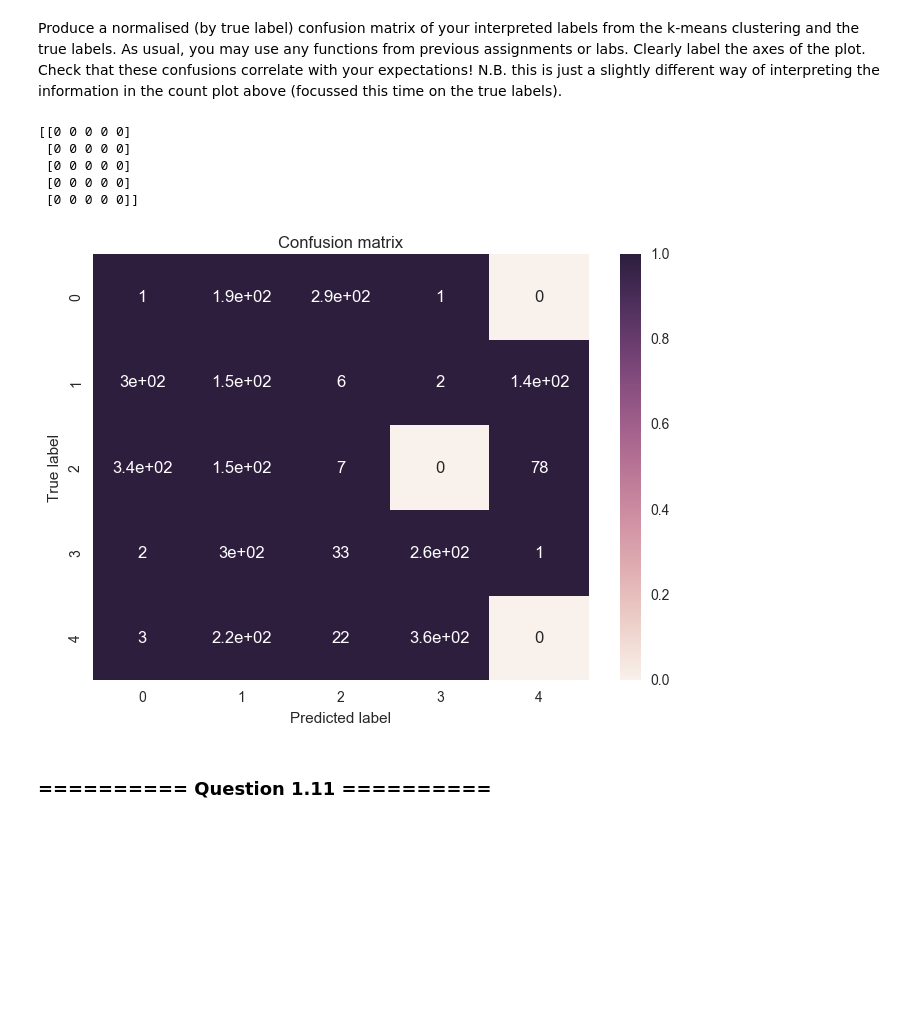
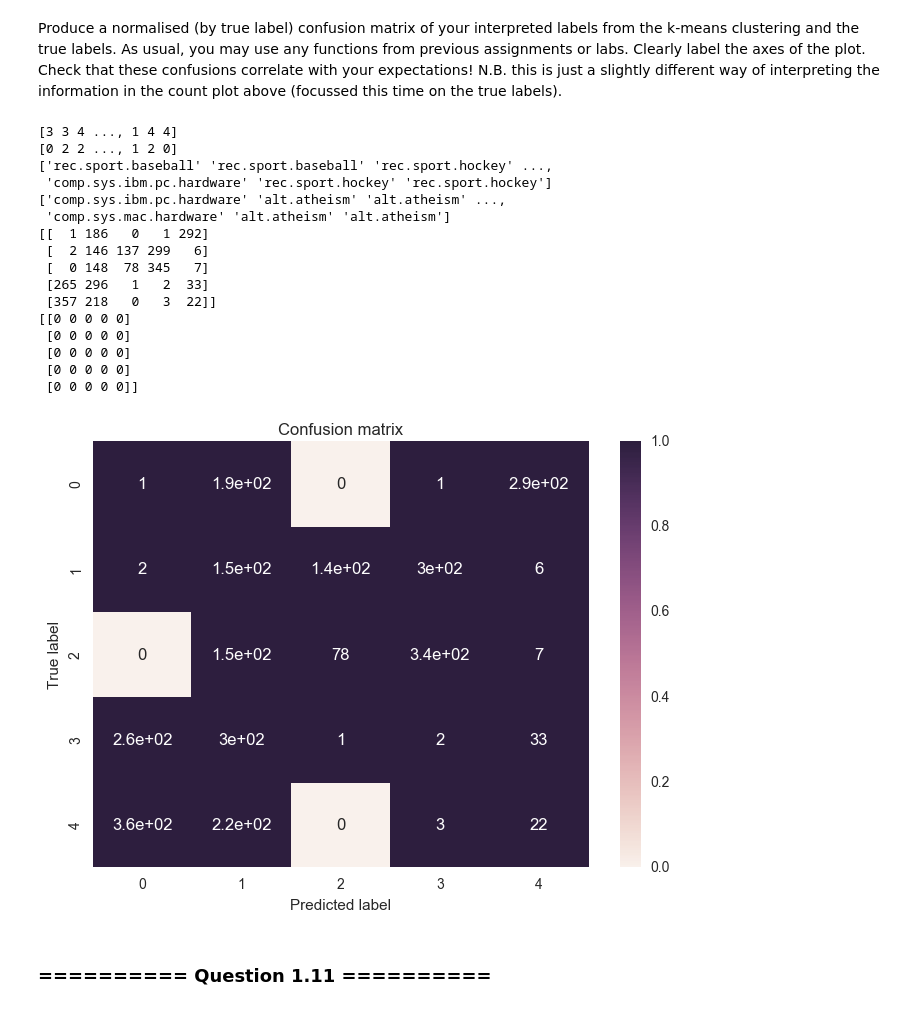
Before and after one commit to richardharmadi/iaml, a Jupyter notebook: 09_Assignment_4.ipynb, the cells around one changed output. Drawn from its saved outputs; the diff is of its cells as text; code cells hidden in the pictures; blank space fills up the shorter version.

```diff
--- a/09_Assignment_4.ipynb
+++ b/09_Assignment_4.ipynb
@@ -380,7 +380,7 @@ Given the above plot, apply a label to each cluster centre. Create a new vector,
 **N.B. be careful to use the `kmeans_pca` object you created above, not the first kmeans object you made**
 # %%
 # Your code goes here
-categories = ['alt.atheism','comp.sys.ibm.pc.hardware','comp.sys.mac.hardware', 'rec.sport.baseball','rec.sport.hockey']
+categories = ['rec.sport.baseball','comp.sys.ibm.pc.hardware','rec.sport.hockey', 'alt.atheism','comp.sys.mac.hardware']
 labels_interp = np.array(categories)[kmeans.labels_]
 print (kmeans.labels_)
 print (labels_interp)
@@ -395,27 +395,43 @@ Produce a normalised (by true label) confusion matrix of your interpreted labels
 # %%
 # Your code goes here
 def plot_confusion_matrix(cm, classes=None, title='Confusion matrix'):
     """Plots a confusion matrix."""
     if classes is not None:
         sns.heatmap(cm, xticklabels=classes, yticklabels=classes, vmin=0., vmax=1., annot=True)
     else:
         sns.heatmap(cm)
     plt.title(title)
     plt.ylabel('True label')
     plt.xlabel('Predicted label')
 
 cm = confusion_matrix(y, labels_interp)
-cm_norm = cm /cm.sum(axis=1)
+print (y_num)
+print (kmeans_pca.labels_)
+print (y)
+print (labels_interp)
+print (cm)
+cm_norm = cm/cm.sum(axis=1)[:, np.newaxis]
 print cm_norm
 plot_confusion_matrix(cm,classes=[0,1,2,3,4])
 plt.show()
 # %% [output]
+[3 3 4 ..., 1 4 4]
+[0 2 2 ..., 1 2 0]
+['rec.sport.baseball' 'rec.sport.baseball' 'rec.sport.hockey' ...,
+ 'comp.sys.ibm.pc.hardware' 'rec.sport.hockey' 'rec.sport.hockey']
+['comp.sys.ibm.pc.hardware' 'alt.atheism' 'alt.atheism' ...,
+ 'comp.sys.mac.hardware' 'alt.atheism' 'alt.atheism']
+[[  1 186   0   1 292]
+ [  2 146 137 299   6]
+ [  0 148  78 345   7]
+ [265 296   1   2  33]
+ [357 218   0   3  22]]
 [[0 0 0 0 0]
  [0 0 0 0 0]
  [0 0 0 0 0]
  [0 0 0 0 0]
  [0 0 0 0 0]]
-[figure, old version]
+[figure, new version]
 # %% [markdown]
 ### ========== Question 1.11 ==========
 # %% [markdown]
```
Also changed, not shown: parts of 1 cell of this notebook, 2 other files.
